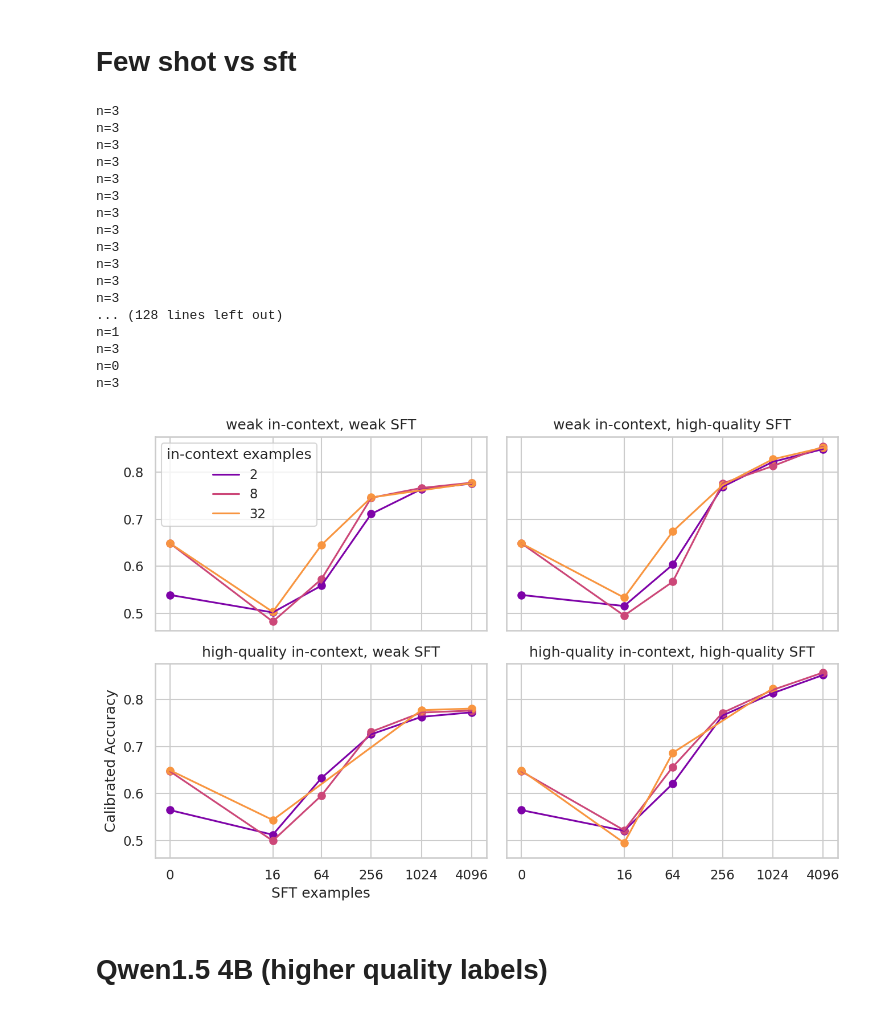
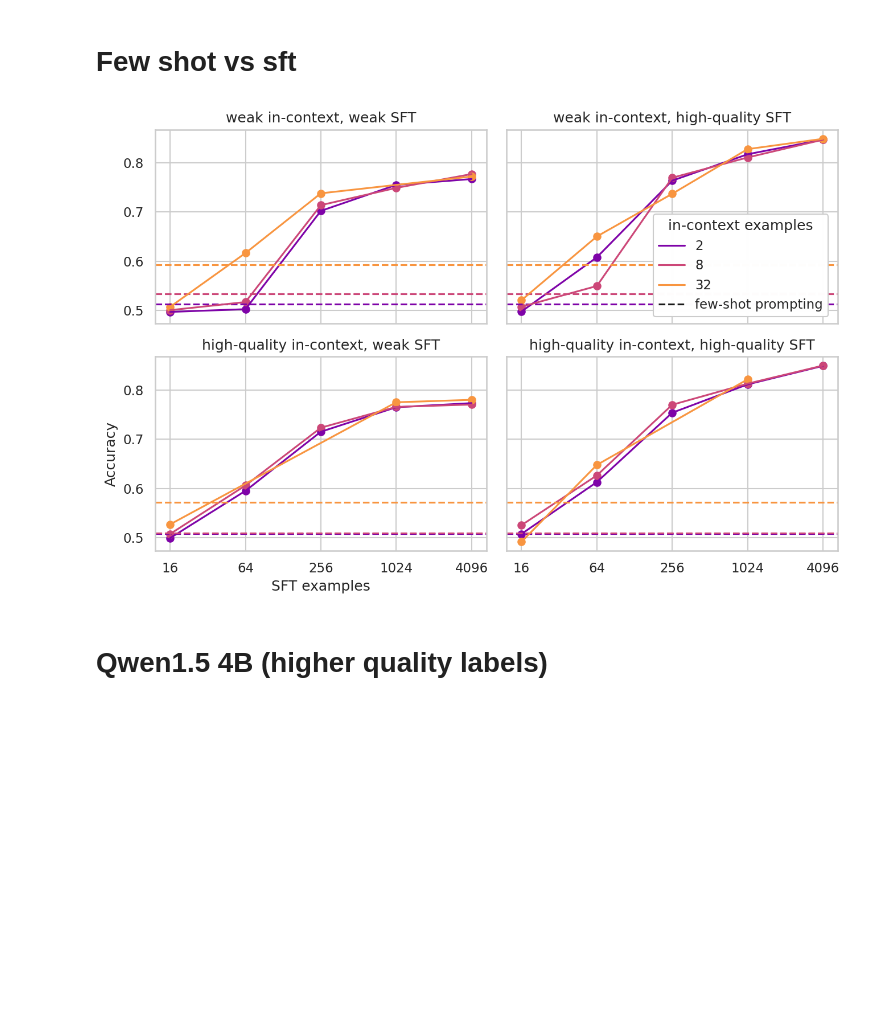
Before and after one commit to EleutherAI/scalable-elicitation, a Jupyter notebook: figures.ipynb, the cells around one changed output. Cells and saved outputs as stored; diff of their text form; code cells hidden in the pictures; blank space fills up the shorter version.

```diff
--- a/figures.ipynb
+++ b/figures.ipynb
@@ -404,7 +404,12 @@ for s_idx, strong_model in enumerate(["meta-llama/Meta-Llama-3-8B", "meta-llama/
             n_oracle = int(wsf * oracle_affordable)
             n_weak = int((oracle_affordable - n_oracle) / weak_marginal_cost)
             acc, acc_std, n = find_result_by_n(results_df, n_weak, n_oracle, run_name, rtol=0.05, verbose=False)
-            print(f"{n_weak=}, {n_oracle=}, {n=}")
+            # print(f"{n_weak=}, {n_oracle=}, {n=}")
+            desired = 7 if 0 < min(n_oracle, n_weak) <= 10 else 3
+            if 0 < n < desired:
+                for ii in range(desired - n):
+                    seed = 600 + ii
+                    print(f"{(seed, strong_model, ds_name, sweep_name, [(n_weak, n_oracle),])},")
             if acc is not None:
                 accs.append(acc)
                 acc_lo.append(acc - acc_std)
@@ -843,8 +873,9 @@ print(ptable_df.to_latex(float_format="%.2f", escape=False, bold_rows=False, lab
 # Few shot vs sft
 # %%
 from collections import defaultdict
+from matplotlib import lines as mlines
 
-metric = "calibrated_acc"
+metric = "acc"
 weak_model = "Qwen1.5-0.5B"
 strong_model = "meta-llama/Meta-Llama-3-8B"
 
@@ -852,13 +883,14 @@ current_ds_names = [f"{name}_{weak_model}" for name in ["cosmos_qa", "social_i_q
 num_few_shots = [2, 8, 32]
 sns.set_theme(style="whitegrid")
 sns.set_palette("plasma", n_colors=len(num_few_shots))
+palette = sns.color_palette()
 num_sfts = [0, 16, 64, 256, 1024, 4096]
 
 fig, axs = plt.subplots(2, 2, figsize=(9, 6), sharex=True, sharey=True, dpi=150)
 for i, few_shot_type in enumerate(["weak", "oracle"]):
     for j, sft_type in enumerate(["weak", "oracle"]):
         plt.sca(axs[i, j])
-        for num_few_shot in num_few_shots:
+        for k, num_few_shot in enumerate(num_few_shots):
             accs = []
             plotted_num_sfts = []
             for num_sft in num_sfts:
@@ -872,59 +904,51 @@ for i, few_shot_type in enumerate(["weak", "oracle"]):
                     sweep_name = f"{num_few_shot}{few_shot_type}_prompt_{sft_type}_sft_estop"
 
                 current_accs = []
                 for ds_name in current_ds_names:
                     run_name = (
                         ds_name,
                         strong_model,
                         sweep_name
                     )
                     acc, acc_std, n = find_result_by_n(results_df, nums["weak"], nums["oracle"], run_name, rtol=0.05, verbose=False, metric=metric)
-                    print(f"{n=}")
+
                     current_accs.append(acc)
                 if any(ca is None for ca in current_accs):
                     continue
                 accs.append(np.mean(current_accs))
                 plotted_num_sfts.append(num_sft)
 
-            lp1_num_sfts = np.log2(np.array(plotted_num_sfts) + 1)
-            plt.plot(lp1_num_sfts, accs, label=f"{num_few_shot}")
-            plt.scatter(lp1_num_sfts, accs)
+            plt.axhline(accs[0], linestyle="--", color=palette[k])
+            plotted_num_sfts = plotted_num_sfts[1:]
+            accs = accs[1:]
+            log_num_sfts = np.log2(np.array(plotted_num_sfts))
+            plt.plot(log_num_sfts, accs, label=f"{num_few_shot}", color=palette[k])
+            plt.scatter(log_num_sfts, accs, color=palette[k])
 
-        x_locs = np.log2(np.array(num_sfts) + 1)
-        x_labels = [str(round(2**x) - 1) for x in x_locs]
+        x_locs = np.log2(np.array(num_sfts[1:]))
+        x_labels = [str(round(2**x)) for x in x_locs]
         plt.xticks(x_locs, x_labels)
         plt.gca().set_xticklabels(x_labels)
 
         few_shot_type_name = "high-quality" if few_shot_type == "oracle" else few_shot_type
         sft_type_name = "high-quality" if sft_type == "oracle" else sft_type
         plt.title(f"{few_shot_type_name} in-context, {sft_type_name} SFT")
         if i == 1 and j == 0:
             plt.xlabel("SFT examples")
             plt.ylabel(metric.replace("calibrated_acc", "Calibrated Accuracy").replace("acc", "Accuracy"))
-        if i == 0 and j == 0:
-            plt.legend(title="in-context examples")
+        if i == 0 and j == 1:
+            # Create a custom legend entry for "few-shot prompting"
+            few_shot_line = mlines.Line2D([], [], color='k', linestyle='--', label='few-shot prompting')
+            handles, labels = plt.gca().get_legend_handles_labels()
+            handles.append(few_shot_line)
+            # Create the legend with the updated handles and labels
+            plt.legend(handles=handles, title="in-context examples", bbox_to_anchor=(0.99, 0), loc='lower right', framealpha=0.99)
+
 plt.tight_layout()
 plt.savefig("_figures/prompt_vs_sft.pdf", bbox_inches="tight")
 plt.show()
 # %% [output]
-n=3
-n=3
-n=3
-n=3
-n=3
-n=3
-n=3
-n=3
-n=3
-n=3
-n=3
-n=3
-... (128 lines left out)
-n=1
-n=3
-n=0
-n=3
-[figure, old version]
+[figure, new version]
 # %% [markdown]
 # Qwen1.5 4B (higher quality labels)
 # %%
```
Also changed, not shown: parts of 13 cells of this notebook, 4 other files.
